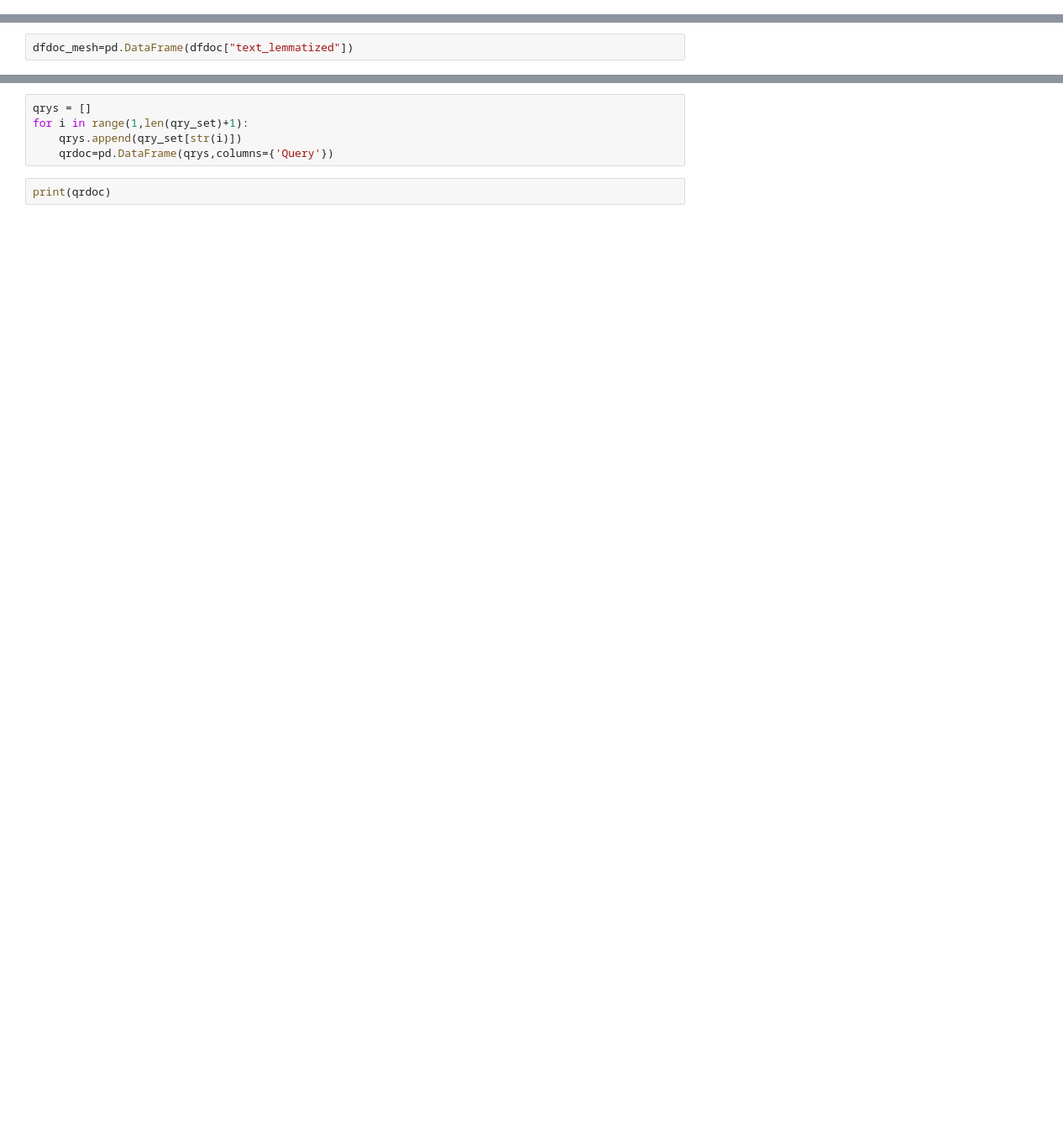
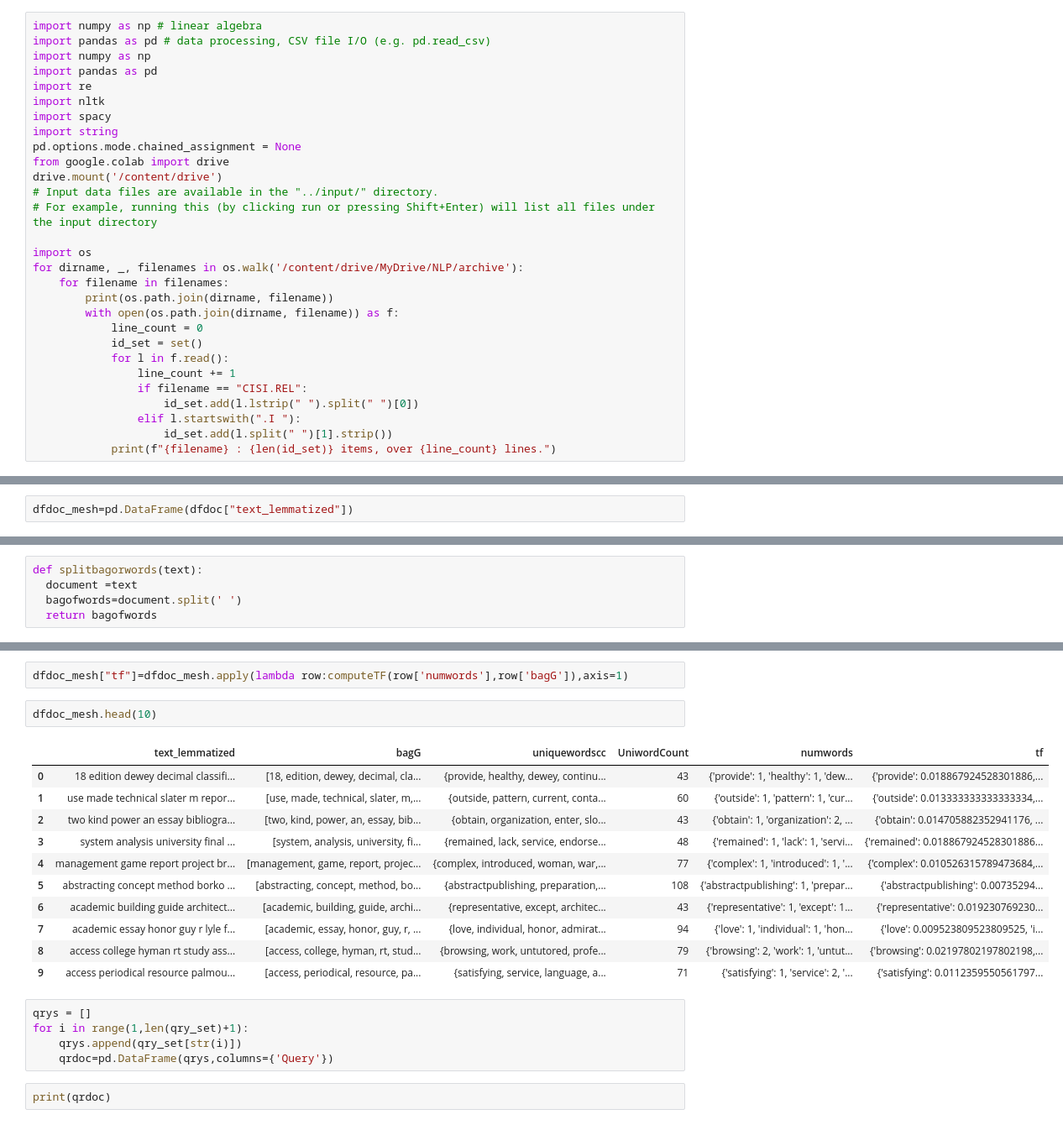
Before and after one commit to sonu2012/Information-Retrieval, a Jupyter notebook: Information_Retrieval_SONU_(1).ipynb, the cells around one changed output, grey strips where cells are left out. Shown at 84% size. Cells and saved outputs as stored; diff of their text form; blank space fills up the shorter version.

```diff
--- a/Information_Retrieval_SONU_(1).ipynb
+++ b/Information_Retrieval_SONU_(1).ipynb
@@ -53,3 +5,32 @@ from google.colab import drive
 drive.mount('/content/drive')
 # %% [output]
 Drive already mounted at /content/drive; to attempt to forcibly remount, call drive.mount("/content/drive", force_remount=True).
+# %%
+import numpy as np # linear algebra
+import pandas as pd # data processing, CSV file I/O (e.g. pd.read_csv)
+import numpy as np
+import pandas as pd
+import re
+import nltk
+import spacy
+import string
+pd.options.mode.chained_assignment = None
+from google.colab import drive
+drive.mount('/content/drive')
+# Input data files are available in the "../input/" directory.
+# For example, running this (by clicking run or pressing Shift+Enter) will list all files under the input directory
+
+import os
+for dirname, _, filenames in os.walk('/content/drive/MyDrive/NLP/archive'):
+    for filename in filenames:
+        print(os.path.join(dirname, filename))
+        with open(os.path.join(dirname, filename)) as f:
+            line_count = 0
+            id_set = set()
+            for l in f.read():
+                line_count += 1
+                if filename == "CISI.REL":
+                    id_set.add(l.lstrip(" ").split(" ")[0])
+                elif l.startswith(".I "):
+                    id_set.add(l.split(" ")[1].strip())
+            print(f"{filename} : {len(id_set)} items, over {line_count} lines.")
@@ -303,0 +347,5 @@ dfdoc_mesh
+# %%
+def splitbagorwords(text):
+  document =text
+  bagofwords=document.split(' ')
+  return bagofwords
@@ -304,3 +439,19 @@ dfdoc_mesh
+# %%
+dfdoc_mesh["tf"]=dfdoc_mesh.apply(lambda row:computeTF(row['numwords'],row['bagG']),axis=1)
+# %%
+dfdoc_mesh.head(10)
+# %% [output]
+|  | text_lemmatized | bagG | uniquewordscc | UniwordCount | numwords | tf |
+| 0 | 18 edition dewey decimal classifi... | [18, edition, dewey, decimal, cla... | {provide, healthy, dewey, continu... | 43 | {'provide': 1, 'healthy': 1, 'dew... | {'provide': 0.018867924528301886,... |
+| 1 | use made technical slater m repor... | [use, made, technical, slater, m,... | {outside, pattern, current, conta... | 60 | {'outside': 1, 'pattern': 1, 'cur... | {'outside': 0.013333333333333334,... |
+| 2 | two kind power an essay bibliogra... | [two, kind, power, an, essay, bib... | {obtain, organization, enter, slo... | 43 | {'obtain': 1, 'organization': 2, ... | {'obtain': 0.014705882352941176, ... |
+| 3 | system analysis university final ... | [system, analysis, university, fi... | {remained, lack, service, endorse... | 48 | {'remained': 1, 'lack': 1, 'servi... | {'remained': 0.018867924528301886... |
+| 4 | management game report project br... | [management, game, report, projec... | {complex, introduced, woman, war,... | 77 | {'complex': 1, 'introduced': 1, '... | {'complex': 0.010526315789473684,... |
+| 5 | abstracting concept method borko ... | [abstracting, concept, method, bo... | {abstractpublishing, preparation,... | 108 | {'abstractpublishing': 1, 'prepar... | {'abstractpublishing': 0.00735294... |
+| 6 | academic building guide architect... | [academic, building, guide, archi... | {representative, except, architec... | 43 | {'representative': 1, 'except': 1... | {'representative': 0.019230769230... |
+| 7 | academic essay honor guy r lyle f... | [academic, essay, honor, guy, r, ... | {love, individual, honor, admirat... | 94 | {'love': 1, 'individual': 1, 'hon... | {'love': 0.009523809523809525, 'i... |
+| 8 | access college hyman rt study ass... | [access, college, hyman, rt, stud... | {browsing, work, untutored, profe... | 79 | {'browsing': 2, 'work': 1, 'untut... | {'browsing': 0.02197802197802198,... |
+| 9 | access periodical resource palmou... | [access, periodical, resource, pa... | {satisfying, service, language, a... | 71 | {'satisfying': 1, 'service': 2, '... | {'satisfying': 0.0112359550561797... |
 # %%
 qrys = []
 for i in range(1,len(qry_set)+1):
```
Also changed, not shown: parts of 52 cells of this notebook.
